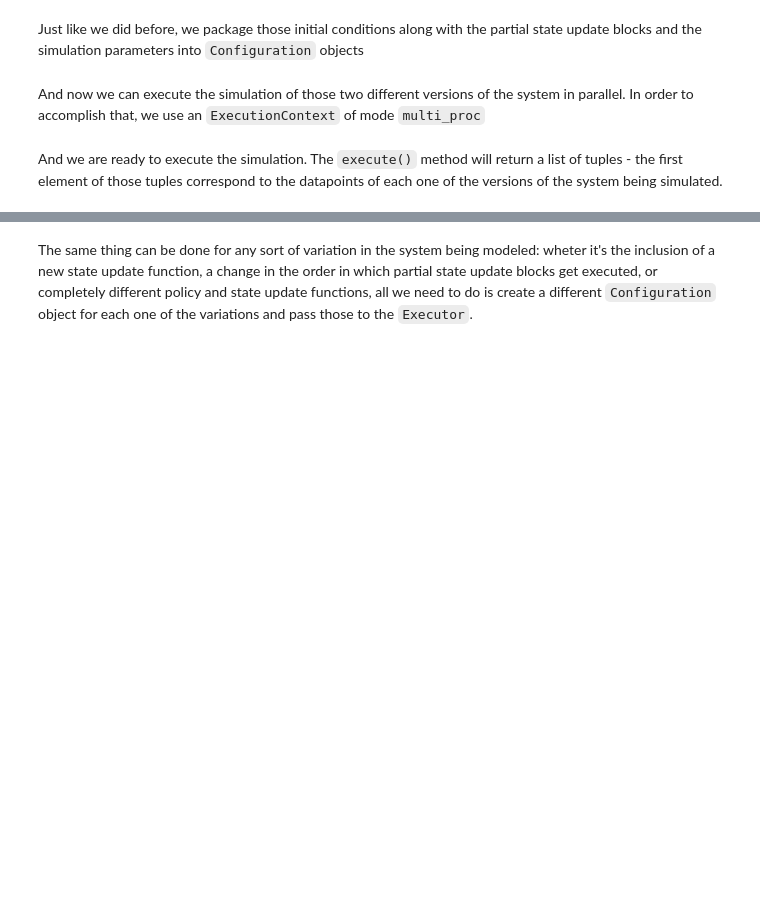
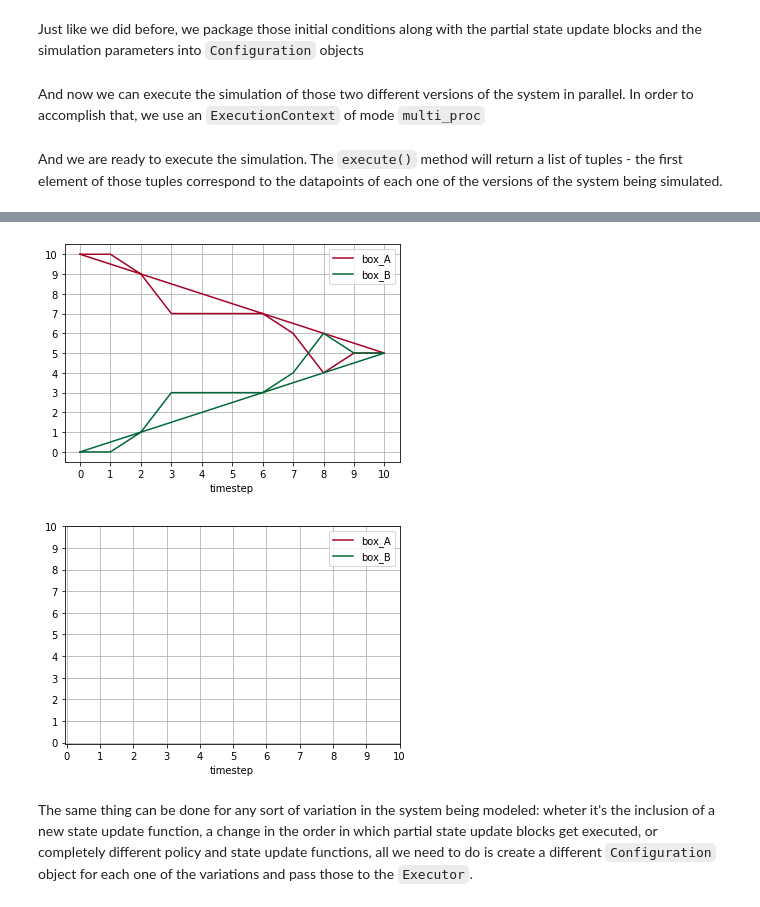
Before and after one commit to cadCAD-org/cadCAD, a Jupyter notebook: tutorials/robot-marbles-part-6/robot-marbles-part-6.ipynb, the cells around one changed output, grey strips where cells are left out. Drawn from its saved outputs; the diff is of its cells as text; code cells hidden in the pictures; blank space fills up the shorter version.

```diff
--- a/tutorials/robot-marbles-part-6/robot-marbles-part-6.ipynb
+++ b/tutorials/robot-marbles-part-6/robot-marbles-part-6.ipynb
@@ -175,7 +198,7 @@ config_2 = Configuration(initial_state=initial_conditions_2, #dict containing va
 And now we can execute the simulation of those two different versions of the system in parallel. In order to accomplish that, we use an `ExecutionContext` of mode `multi_proc`
 # %%
 exec_mode = ExecutionMode()
-exec_context = ExecutionContext(exec_mode.multi_proc) # For A/B testing we use multi_proc instead of single_proc
-executor = Executor(exec_context, [config_1, config_2]) # Pass the configuration objects inside an array
+exec_context = ExecutionContext(exec_mode.multi_mode) # For A/B testing we use multi_proc instead of single_proc
+executor = Executor(exec_context, configs) # Pass the configuration objects inside an array
 # %% [markdown]
 And we are ready to execute the simulation. The `execute()` method will return a list of tuples - the first element of those tuples correspond to the datapoints of each one of the versions of the system being simulated.
@@ -187,0 +205,19 @@ for raw_result, tensor in executor.execute():
+# %%
+#%%capture
+# results = []
+# for raw_result, tensor in executor.execute():
+#     df = pd.DataFrame(raw_result)
+#     results.append(df)
+
+raw_result, tensor, sessions = executor.execute()
+df = pd.DataFrame(raw_result)
+
+df = pd.DataFrame(raw_result)
+df.set_index(['simulation', 'run', 'timestep', 'substep'])
+
+from IPython.display import display
+tmp_rows = pd.options.display.max_rows
+pd.options.display.max_rows = 10
+display(df.set_index(['simulation', 'run', 'timestep', 'substep']))
+pd.options.display.max_rows = tmp_rows
+display(df)
@@ -188,14 +239,29 @@ for raw_result, tensor in executor.execute():
 # %%
-for df in results:
+for simulation_id in range(2):
     ax = None
     for i in range(simulation_parameters['N']):
-        ax = df[df['run']==i+1].plot('timestep', ['box_A', 'box_B'],
+        ax = df[(df['simulation']==simulation_id) & (df['run']==i+1)].plot('timestep', ['box_A', 'box_B'],
                                          grid=True,
                                          xticks=list(df['timestep'].drop_duplicates()),
                                          yticks=list(range(1+max(df['box_A'].max(),df['box_B'].max()))),
                                          legend = (ax == None),
                                          colormap = 'RdYlGn',
                                          ax = ax
                                       )
+
+# for df in results:
+#     ax = None
+#     for i in range(simulation_parameters['N']):
+#         ax = df[df['run']==i+1].plot('timestep', ['box_A', 'box_B'],
+#                                          grid=True,
+#                                          xticks=list(df['timestep'].drop_duplicates()),
+#                                          yticks=list(range(1+max(df['box_A'].max(),df['box_B'].max()))),
+#                                          legend = (ax == None),
+#                                          colormap = 'RdYlGn',
+#                                          ax = ax
+#                                       )
+# %% [output]
+[figure, added]
+[figure, added]
 # %% [markdown]
 The same thing can be done for any sort of variation in the system being modeled: wheter it's the inclusion of a new state update function, a change in the order in which partial state update blocks get executed, or completely different policy and state update functions, all we need to do is create a different `Configuration` object for each one of the variations and pass those to the `Executor`.
```
Also changed, not shown: parts of 6 cells of this notebook, 2 other files.
